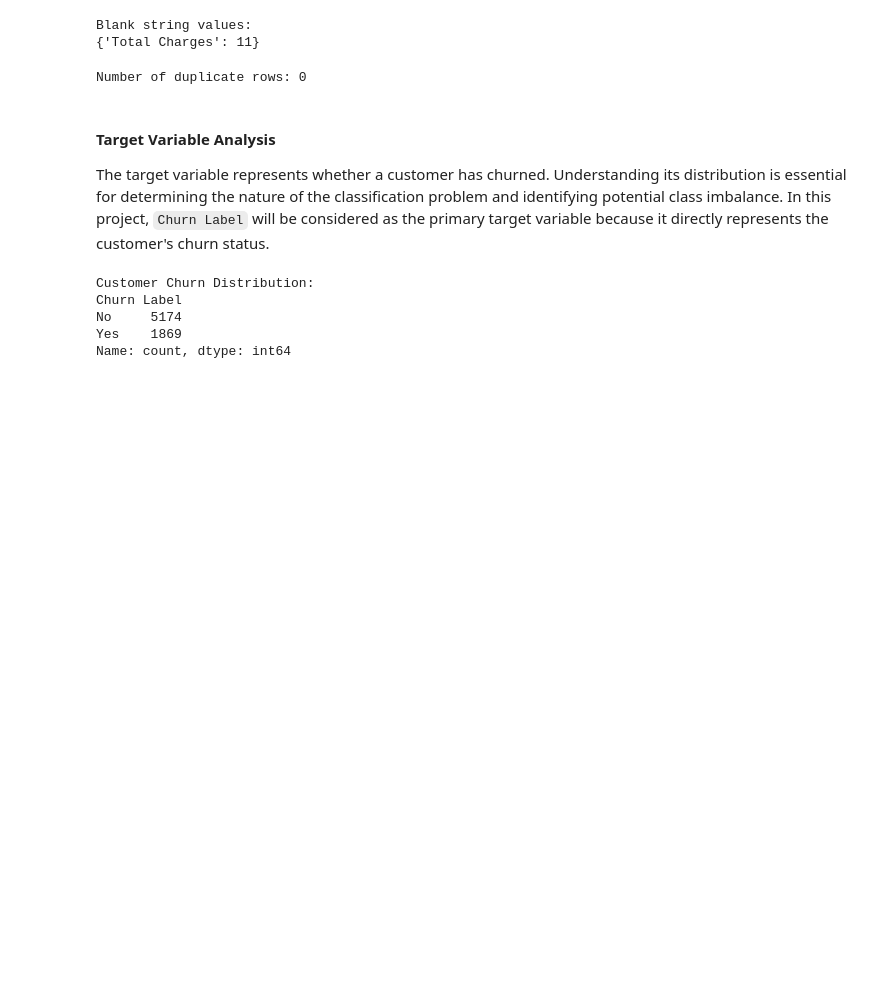
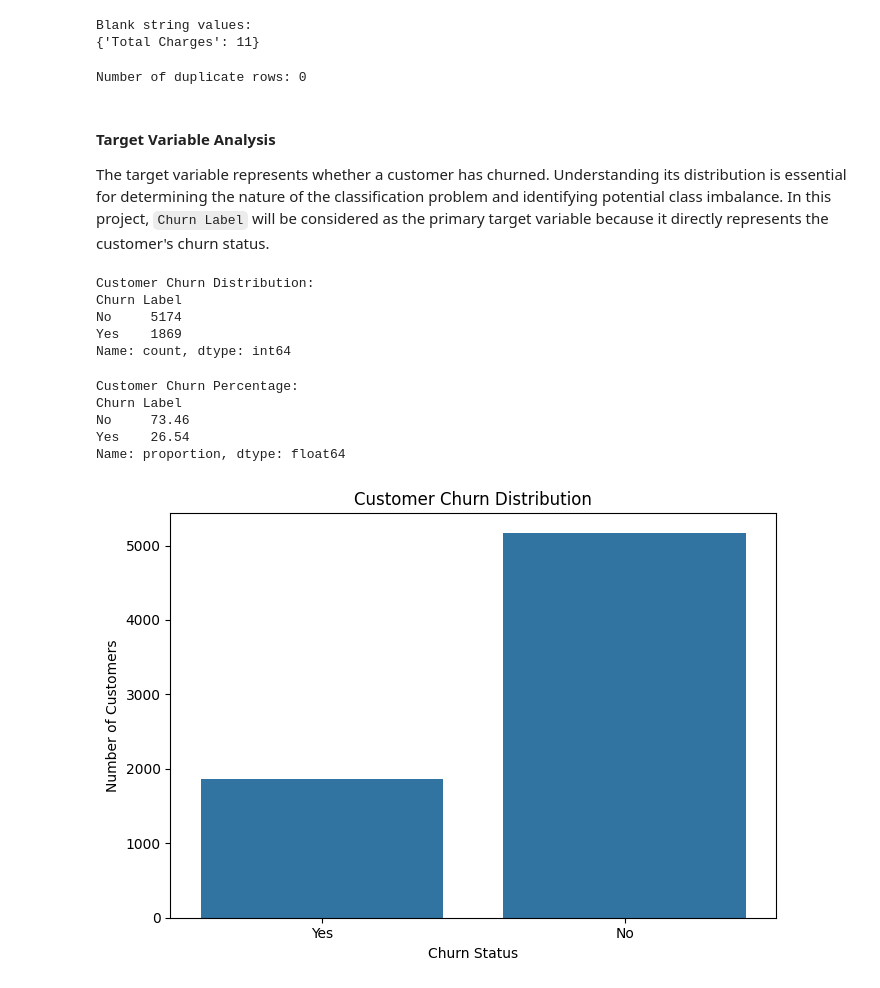
Before and after one commit to AchalaSharma/churn-prediction-project, a Jupyter notebook: notebooks/01_Data_Understanding_and_Initial_EDA.ipynb, the cells around one changed output. Drawn from its saved outputs; the diff is of its cells as text; code cells hidden in the pictures; blank space fills up the shorter version.

Commit message:
feat: initialize data understanding and EDA notebook for customer churn analysis

```diff
--- a/notebooks/01_Data_Understanding_and_Initial_EDA.ipynb
+++ b/notebooks/01_Data_Understanding_and_Initial_EDA.ipynb
@@ -189,3 +189,29 @@ Churn Label
 No     5174
 Yes    1869
 Name: count, dtype: int64
+# %%
+# Calculate the percentage distribution of the target variable
+churn_percentage = df['Churn Label'].value_counts(normalize=True) * 100
+
+print("Customer Churn Percentage:")
+print(churn_percentage.round(2))
+# %% [output]
+Customer Churn Percentage:
+Churn Label
+No     73.46
+Yes    26.54
+Name: proportion, dtype: float64
+# %%
+# Visualize customer churn distribution
+plt.figure(figsize=(7, 5))
+
+sns.countplot(data=df, x='Churn Label')
+
+plt.title('Customer Churn Distribution')
+plt.xlabel('Churn Status')
+plt.ylabel('Number of Customers')
+
+plt.tight_layout()
+plt.show()
+# %% [output]
+[figure, added]
```
Also changed, not shown: parts of 4 cells of this notebook.
